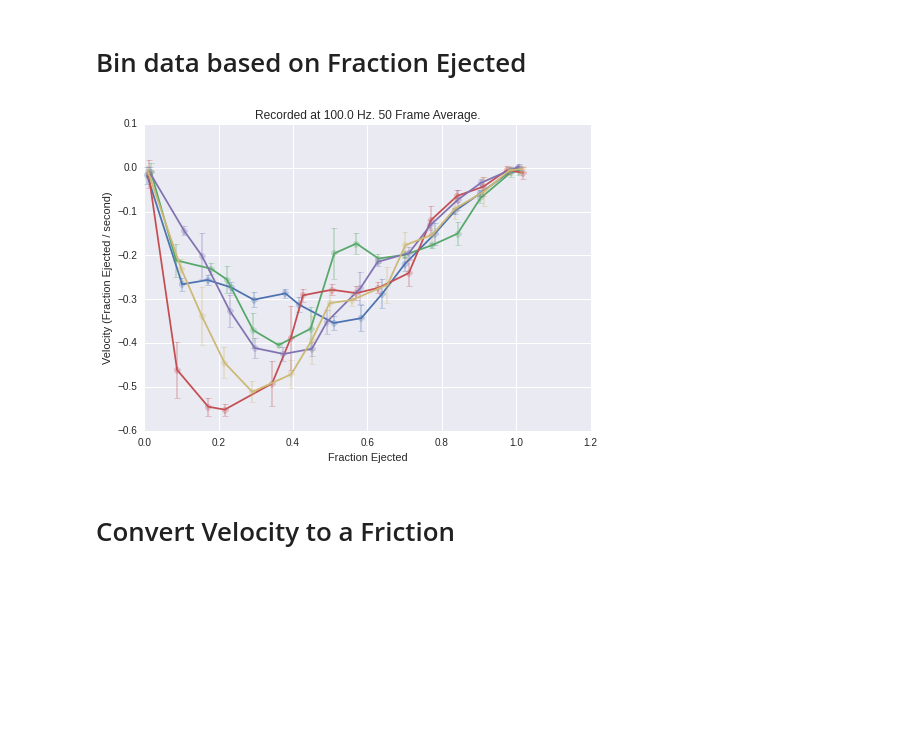
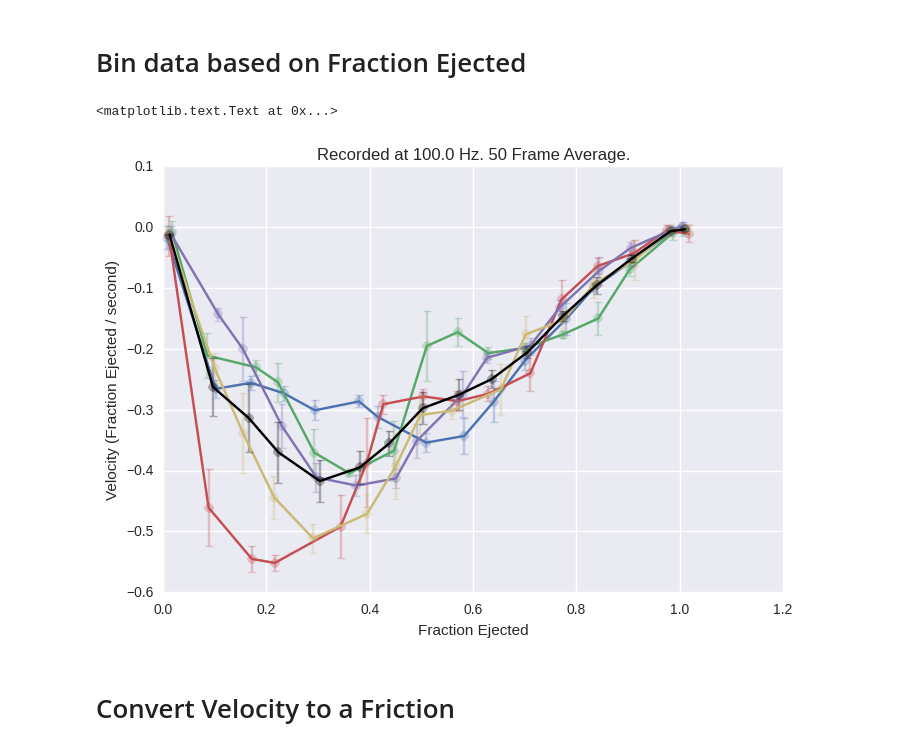
Before and after one commit to manoharan-lab/virus-ejection, a Jupyter notebook: MeanFrictionAnalysis.ipynb, the cells around one changed output. Saved outputs shown, nothing was run; the diff lists cells and outputs as text; code cells hidden in the pictures; blank space fills up the shorter version.

```diff
--- a/MeanFrictionAnalysis.ipynb
+++ b/MeanFrictionAnalysis.ipynb
@@ -165,34 +165,44 @@ for i in range(0,len(datas)):
     binned_vel_mean = np.empty(n_bins)
     binned_data_mean = np.empty(n_bins)
     for j in range(0,n_bins+1):
         #get raw data
         binned_data.append(datas[i][bin_index == j] )
         binned_vel.append(vels[i][bin_index[:-1] == j] )
 
         #get mean and std data
         binned_datas_mean[i,j] = binned_data[-1].mean()
         binned_vels_mean[i,j] = binned_vel[-1].mean()
         binned_datas_std[i,j] = binned_data[-1].std()
         binned_vels_std[i,j] = binned_vel[-1].std()
         binned_datas_n[i,j] = len(binned_data[-1])
 
     binned_datas.append(binned_data)
     binned_vels.append(binned_vel)
 
+#get mean of all data sets
+data_mean = binned_datas_mean.mean(0)
+data_std = binned_datas_mean.std(0)
+vel_mean = binned_vels_mean.mean(0)
+vel_std = binned_vels_mean.std(0)
+
+
 #plot velocity
 colors = seaborn.color_palette("deep", 10)
 plt.figure();plt.title( 'Recorded at ' + str(1/time_spacing) + ' Hz. ' +str(n_mov_avg) + ' Frame Average.' )
 for i in range(0,len(binned_vels)):
     plt.plot(1-binned_datas_mean[i,:], binned_vels_mean[i,:], '-', label = str(i), color = colors[i])
     y_errorbar = binned_vels_std[i,:]/np.sqrt( binned_datas_n[i,:]/float(n_mov_avg) )
     x_errorbar = binned_datas_std[i,:]/np.sqrt( binned_datas_n[i,:]/float(n_mov_avg))
     plt.errorbar(1-binned_datas_mean[i,:], binned_vels_mean[i,:], yerr=y_errorbar, fmt = 'o', capthick = 1, alpha = 0.3, color = colors[i])
     #plt.errorbar(binned_datas_mean[i,:], binned_vels_mean[i,:], xerr = x_errorbar, yerr=y_errorbar, fmt = 'o', capthick = 1, alpha = 0.3, color = colors[i])
+plt.plot(1-data_mean,vel_mean, '-', color = 'k')
+plt.errorbar(1-data_mean, vel_mean, yerr = vel_std/np.sqrt(len(datas)), fmt = 'o', capthick = 1, alpha = 0.3, color = 'k' )
 plt.xlabel('Fraction Ejected')
 plt.ylabel('Velocity (Fraction Ejected / second)')
 #plt.savefig('/home/agoldfain/forRees.eps', dpi=300)
 # %% [output]
+<matplotlib.text.Text at 0x...>
-[figure, old version]
+[figure, new version]
 # %% [markdown]
 # Convert Velocity to a Friction
 # %%
```
Also changed, not shown: parts of 1 cell of this notebook.
